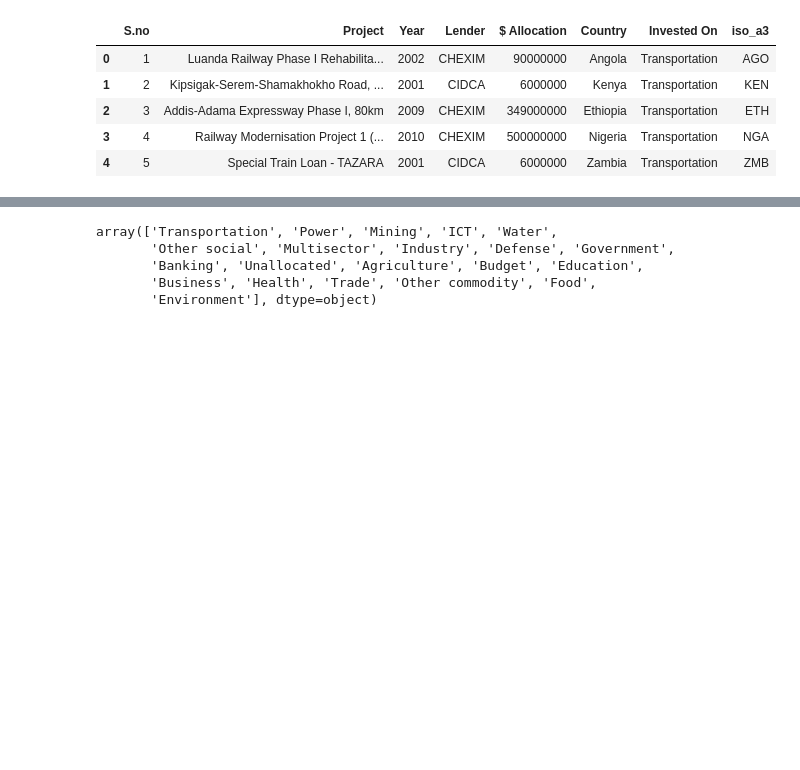
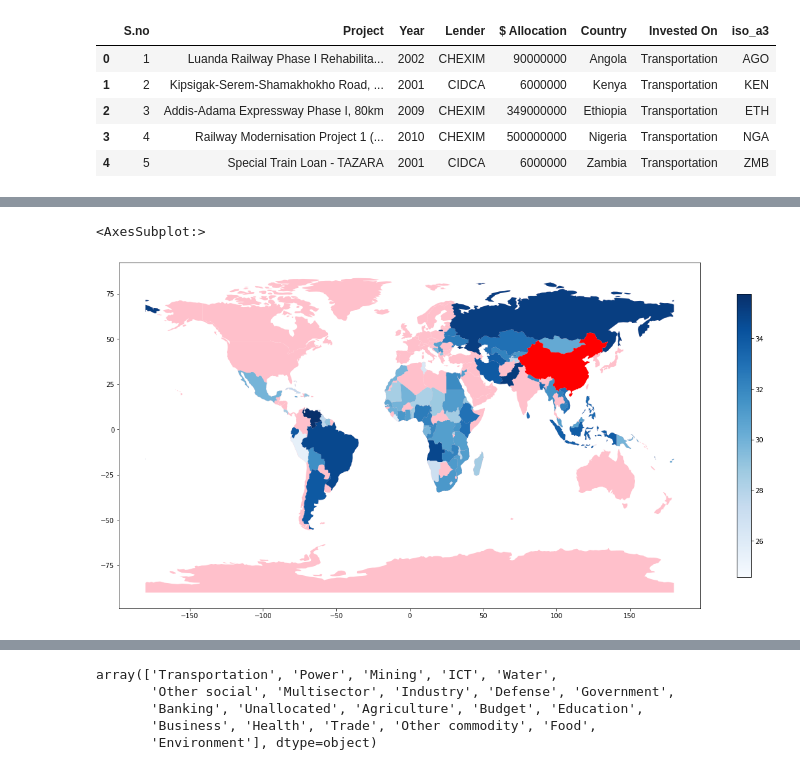
Before and after one commit to CassieCcL/Chinese-Debt-Trap, a Jupyter notebook: Chinese Debt Trap.ipynb, the cells around one changed output, grey strips where cells are left out. Saved outputs shown, nothing was run; the diff lists cells and outputs as text; code cells hidden in the pictures; blank space fills up the shorter version.

Commit message:
Added world and Africa heat map for debt amount

```diff
--- a/Chinese Debt Trap.ipynb
+++ b/Chinese Debt Trap.ipynb
@@ -84,3 +85,7 @@ debt_africa.head()
 | 2 | 3 | Addis-Adama Expressway Phase I, 80km | 2009 | CHEXIM | 349000000 | Ethiopia | Transportation | ETH |
 | 3 | 4 | Railway Modernisation Project 1 (... | 2010 | CHEXIM | 500000000 | Nigeria | Transportation | NGA |
 | 4 | 5 | Special Train Loan - TAZARA | 2001 | CIDCA | 6000000 | Zambia | Transportation | ZMB |
+# %%
+#create dataframe by adding loans for a country for plotting heat map
+debt_inter_ply = debt_inter.groupby("iso_a3", as_index=False)["AMOUNT"].sum()
+debt_inter_ply.head()
@@ -86,0 +109,5 @@ debt_africa.head()
+# %%
+debt_inter_plot = pd.merge(debt_inter_ply, worldmap, on="iso_a3", how="inner")
+#Adding a column of log(AMOUNT) to reduce the difference
+debt_inter_plot["Amount_revised"] = np.log2(debt_inter_plot["AMOUNT"])
+debt_inter_plot.head()
@@ -86,0 +132,12 @@ debt_africa.head()
+# %%
+#Convert pandas to geopandas
+debt_inter_geo = gpd.GeoDataFrame(debt_inter_plot)
+debt_africa_geo = gpd.GeoDataFrame(debt_africa_plot)
+# %%
+#Plot worldmap
+ax = worldmap.plot(figsize=(20,20), color="pink") #other plot will be performed based on ax
+debt_inter_geo.plot(ax=ax, legend=True, cmap="Blues", column="Amount_revised", legend_kwds={'shrink': 0.4} )
+worldmap[worldmap["iso_a3"] == "CHN"].plot(ax=ax, color="red")
+# %% [output]
+<AxesSubplot:>
+[figure, added]
```
Also changed, not shown: parts of 8 cells of this notebook.
